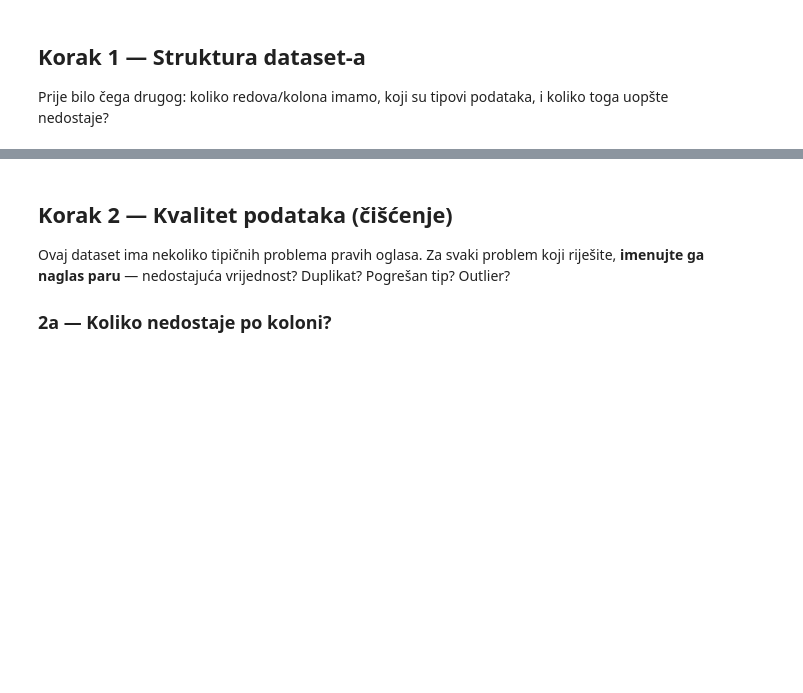
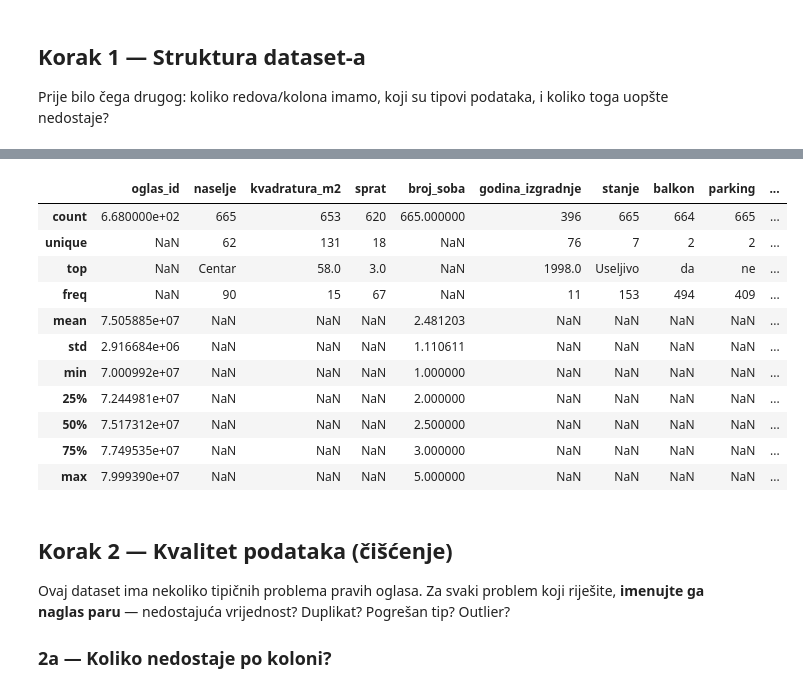
Before and after one commit to asja-b/ailab-ml1, a Jupyter notebook: EDA_tuzla_stanovi.ipynb, the cells around one changed output, grey strips where cells are left out. Cells and saved outputs as stored; diff of their text form; code cells hidden in the pictures; blank space fills up the shorter version.

```diff
--- a/EDA_tuzla_stanovi.ipynb
+++ b/EDA_tuzla_stanovi.ipynb
@@ -32,6 +59,19 @@ df.___()
 # %%
 # TODO: deskriptivna statistika za sve kolone (i brojevne i tekstualne)
-df.describe(include=___)
+df.describe(include='all')
+# %% [output]
+|  | oglas_id | naselje | kvadratura_m2 | sprat | broj_soba | godina_izgradnje | stanje | balkon | parking | ... |
+| count | 6.680000e+02 | 665 | 653 | 620 | 665.000000 | 396 | 665 | 664 | 665 | ... |
+| unique | NaN | 62 | 131 | 18 | NaN | 76 | 7 | 2 | 2 | ... |
+| top | NaN | Centar | 58.0 | 3.0 | NaN | 1998.0 | Useljivo | da | ne | ... |
+| freq | NaN | 90 | 15 | 67 | NaN | 11 | 153 | 494 | 409 | ... |
+| mean | 7.505885e+07 | NaN | NaN | NaN | 2.481203 | NaN | NaN | NaN | NaN | ... |
+| std | 2.916684e+06 | NaN | NaN | NaN | 1.110611 | NaN | NaN | NaN | NaN | ... |
+| min | 7.000992e+07 | NaN | NaN | NaN | 1.000000 | NaN | NaN | NaN | NaN | ... |
+| 25% | 7.244981e+07 | NaN | NaN | NaN | 2.000000 | NaN | NaN | NaN | NaN | ... |
+| 50% | 7.517312e+07 | NaN | NaN | NaN | 2.500000 | NaN | NaN | NaN | NaN | ... |
+| 75% | 7.749535e+07 | NaN | NaN | NaN | 3.000000 | NaN | NaN | NaN | NaN | ... |
+| max | 7.999390e+07 | NaN | NaN | NaN | 5.000000 | NaN | NaN | NaN | NaN | ... |
 # %% [markdown]
 ## Korak 2 — Kvalitet podataka (čišćenje)
 
```
Also changed, not shown: parts of 13 cells of this notebook, 2 other files.
